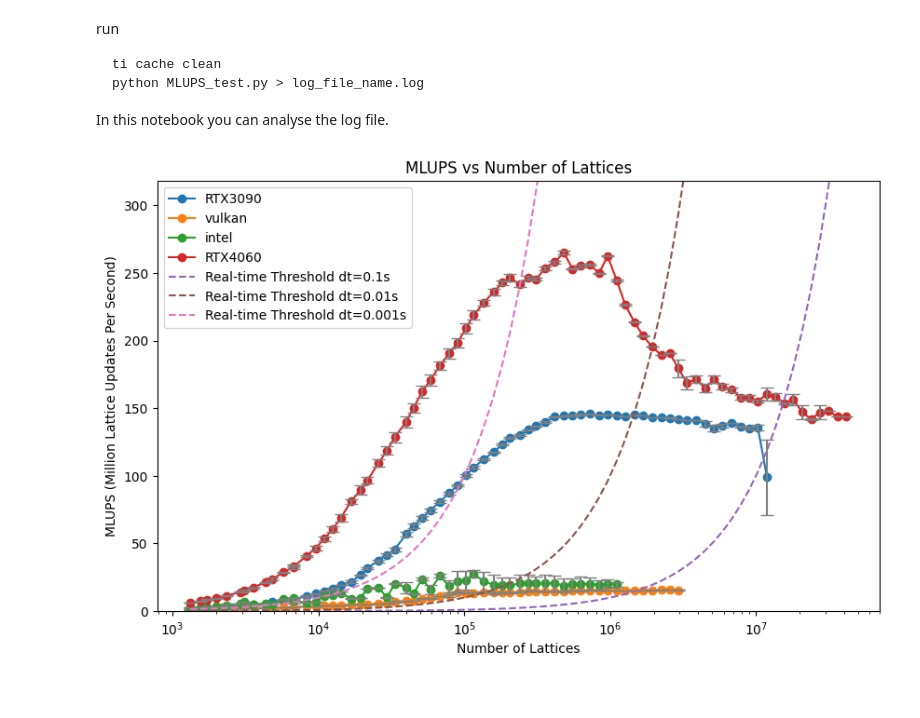
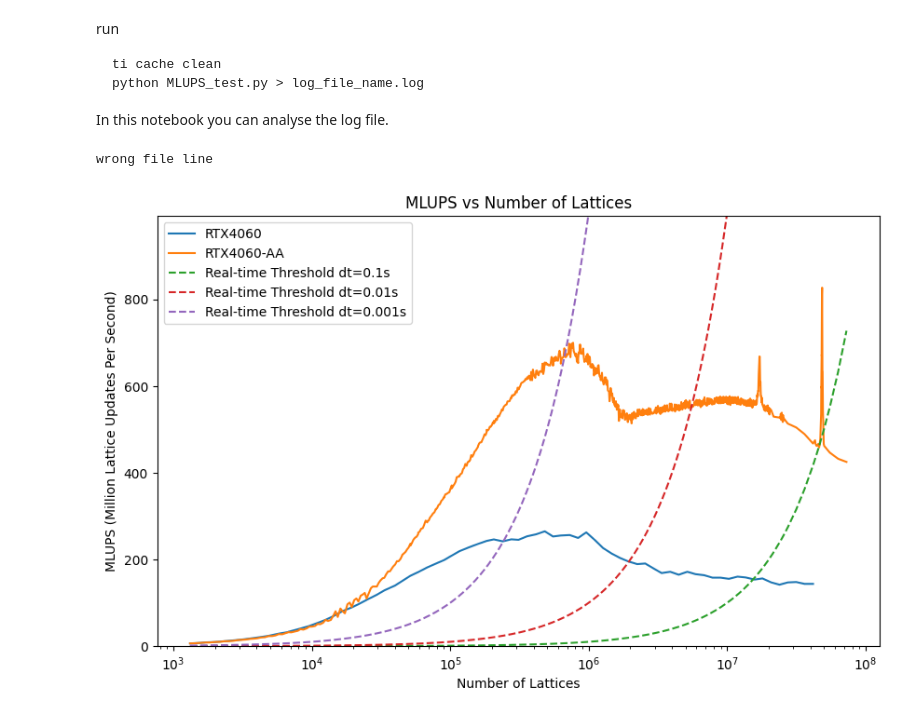
Before and after one commit to YueZeshi/LBM_porousChem, a Jupyter notebook: notebook/MLUPS_test.ipynb, the cells around one changed output. Cells and saved outputs as stored; diff of their text form; code cells hidden in the pictures.

Commit message:
Create MLUPS test branch

```diff
--- a/notebook/MLUPS_test.ipynb
+++ b/notebook/MLUPS_test.ipynb
@@ -80,32 +92,42 @@ def parse_log_v2(log_file):
 # %%
 log_file = "log/labComputer_hongxuan_0112_utf8.log" # log file path
 # log_file = "log/YZS_PC_vulkan_MLUPS.log" # log file path
-log_files = ["log/labComputer_hongxuan_0112_utf8.log",
-                "log/YZS_PC_vulkan_MLUPS.log",
-                "log/YZS_laptop_cpu_MLUPS.log",
-                "log/YZS_legion_cuda_all.log"]
-arch_name = ["RTX3090","vulkan","intel","RTX4060"]
+log_files = [
+    # "log/labComputer_hongxuan_0112_utf8.log",
+                # "log/YZS_PC_vulkan_MLUPS.log",
+                # "log/YZS_laptop_cpu_MLUPS.log",
+                "log/YZS_legion_cuda_all.log",
+                "log/YZS_legion_cuda_AA_all.log"
+                ] # log file path list
+arch_name = [
+    # "RTX3090",
+    # "vulkan",
+    # "intel",
+    "RTX4060",
+    "RTX4060-AA"] # arch name list corresponding to log file list
 plt.figure(figsize=(10,6))
 for i in range(len(log_files)):
     n_lattice_list,  avg_MLUPS_list, std_MLUPS_list, compile_time_list, init_time_list = parse_log_v2(log_files[i])
-    plt.plot(n_lattice_list, avg_MLUPS_list, 'o-', label=arch_name[i])
-    plt.errorbar(n_lattice_list, avg_MLUPS_list, yerr=std_MLUPS_list, fmt='none', ecolor='gray', capsize=5)
+    plt.plot(n_lattice_list, avg_MLUPS_list, '-', label=arch_name[i])
+    plt.errorbar(n_lattice_list, avg_MLUPS_list, yerr=std_MLUPS_list, fmt='none', ecolor='gray', capsize=2)
 MLUPS_threshold_list_1 = [real_time_threshold(nLattice,dt=0.1) for nLattice in n_lattice_list]
 MLUPS_threshold_list_2 = [real_time_threshold(nLattice,dt=0.01) for nLattice in n_lattice_list]
 MLUPS_threshold_list_3 = [real_time_threshold(nLattice,dt=0.001) for nLattice in n_lattice_list]
 
 plt.plot(n_lattice_list, MLUPS_threshold_list_1, '--', label='Real-time Threshold dt=0.1s')
 plt.plot(n_lattice_list, MLUPS_threshold_list_2, '--', label='Real-time Threshold dt=0.01s')
 plt.plot(n_lattice_list, MLUPS_threshold_list_3, '--', label='Real-time Threshold dt=0.001s')
 plt.ylim(0, max(avg_MLUPS_list)*1.2)
 plt.xscale('log')
+# plt.xlim(0.5e6,4e6)
 plt.xlabel('Number of Lattices')
 plt.ylabel(f'MLUPS (Million Lattice Updates Per Second)')
 plt.title(f"MLUPS vs Number of Lattices")
 plt.legend()
 plt.show()
 # %% [output]
+wrong file line
-[figure, old version]
+[figure, new version]
 # %%
 plt.figure(figsize=(10,6))
 plt.plot(n_lattice_list, compile_time_list, 'o-', label='Compile Time')
```
Also changed, not shown: parts of 2 cells of this notebook, 2 other files.
